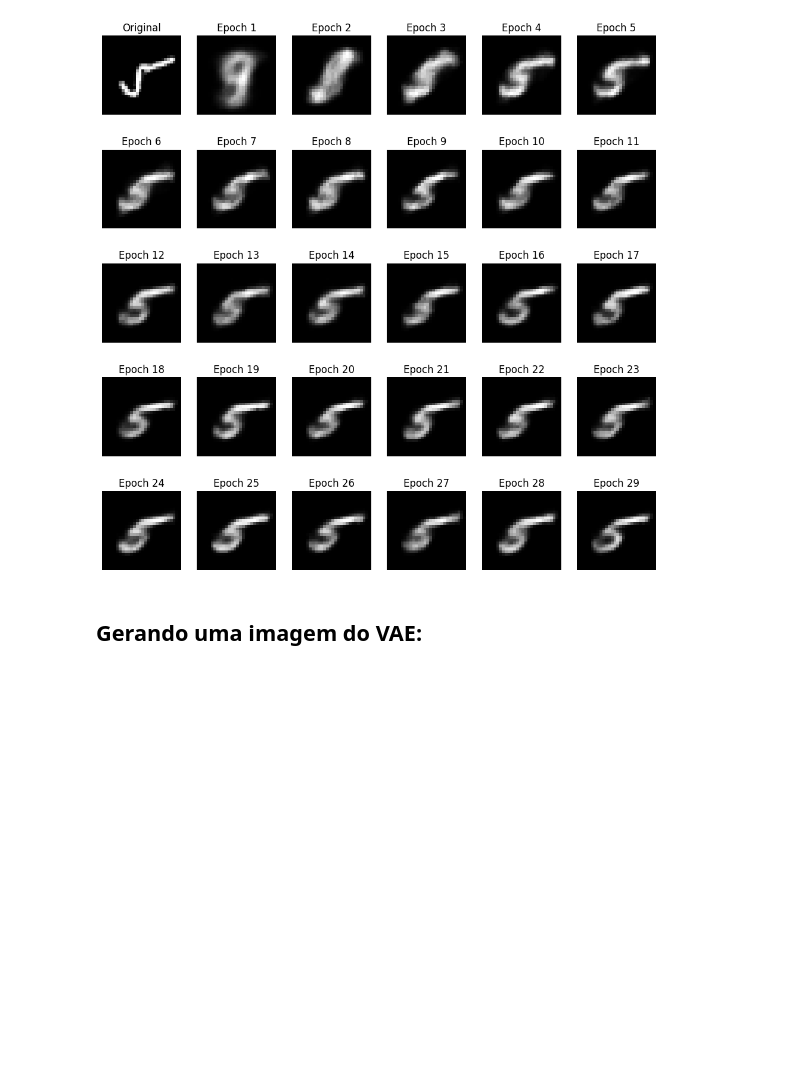
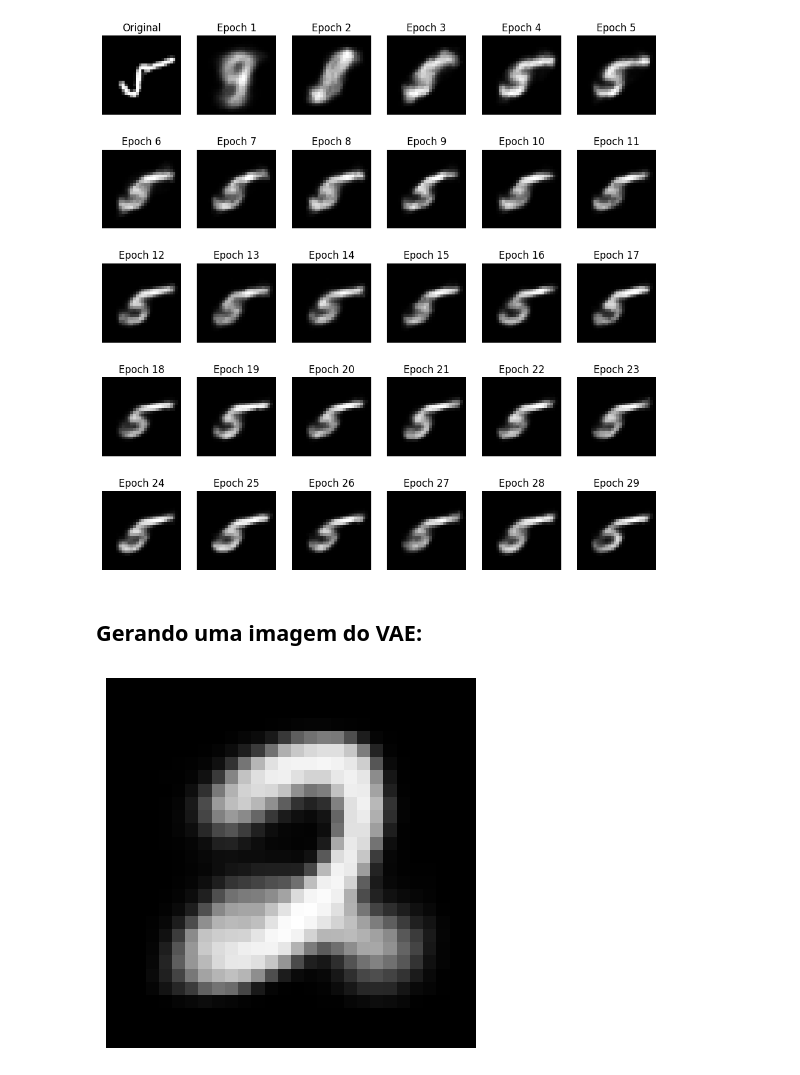
Before and after one commit to FelipeMeiga/tcc, a Jupyter notebook: vae.ipynb, the cells around one changed output. Saved outputs shown, nothing was run; the diff lists cells and outputs as text; code cells hidden in the pictures; blank space fills up the shorter version.

Commit message:
models changes and fine tuning

```diff
--- a/vae.ipynb
+++ b/vae.ipynb
@@ -216,23 +216,23 @@ plt.show()
 # %%
 def generate_image(model, device):
     model.eval()
     model.load_state_dict(torch.load(f'./epochs/vae_epoch_30.pth'))
     with torch.no_grad():
         z = torch.randn(1, 20).to(device)
         sample = model.decode(z).cpu()
         sample = sample.view(28, 28)
         return sample
 
-for i in range(3000, 4000):
-    sample = generate_image(model, device)
-    plt.imshow(sample.view(28, 28), cmap='gray')
-    plt.axis('off')
-    plt.savefig('images_vae/image_vae{}.png'.format(i), bbox_inches='tight', pad_inches=0)
-    plt.close()
-
 # for i in range(0, 5000):
 #     image, _ = test_dataset[random.choice(range(0, test_size))]
 #     plt.imshow(image.view(28, 28), cmap='gray')
 #     plt.axis('off')
 #     plt.savefig('images_mnist/image_mnist{}'.format(i), bbox_inches='tight', pad_inches=0)
 #     plt.close()
+
+image = generate_image(model, device)
+plt.imshow(image.view(28, 28), cmap='gray')
+plt.axis('off')
+plt.show()
+# %% [output]
+[figure, added]
```
Also changed, not shown: 3 other files.
